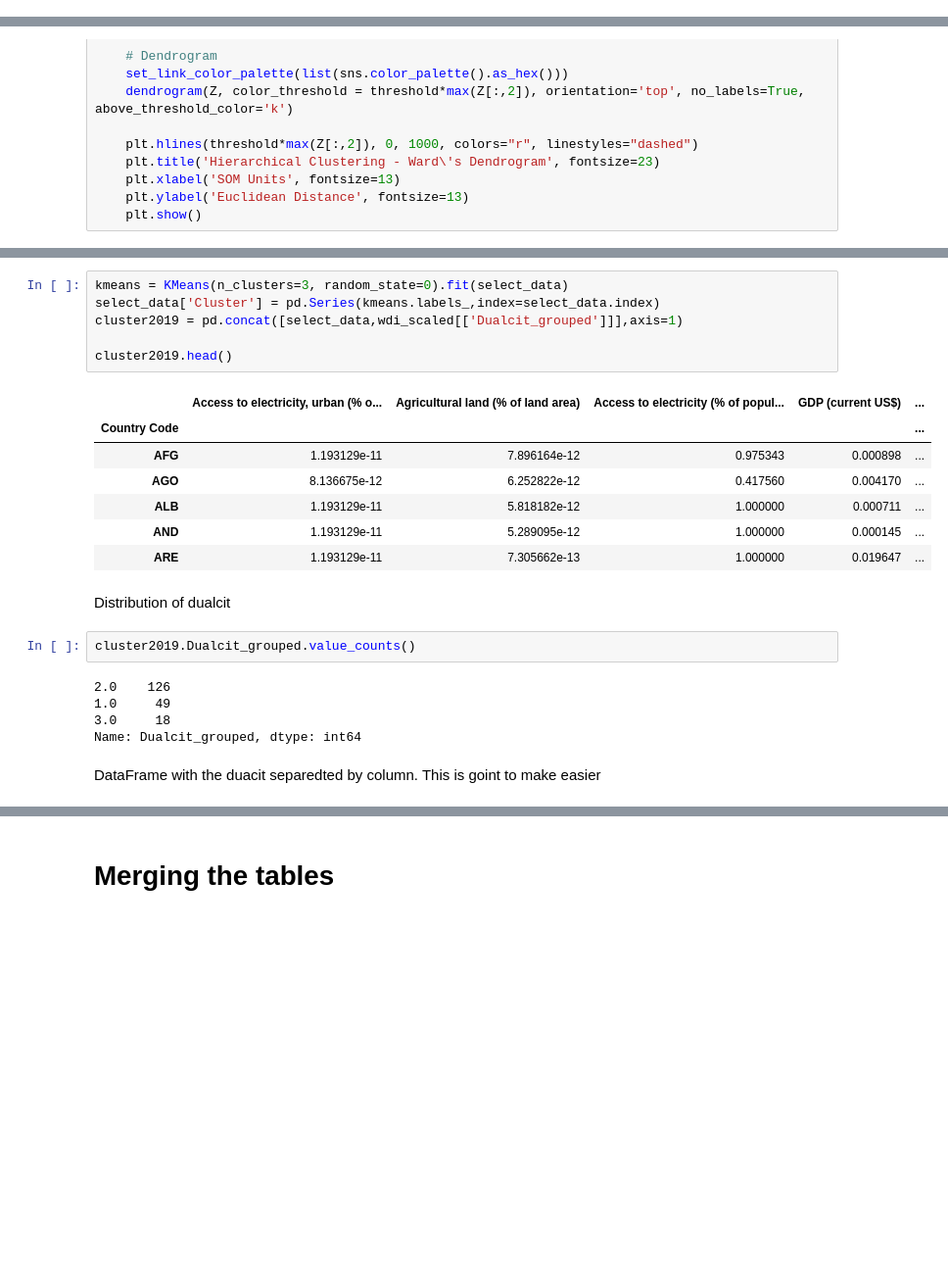
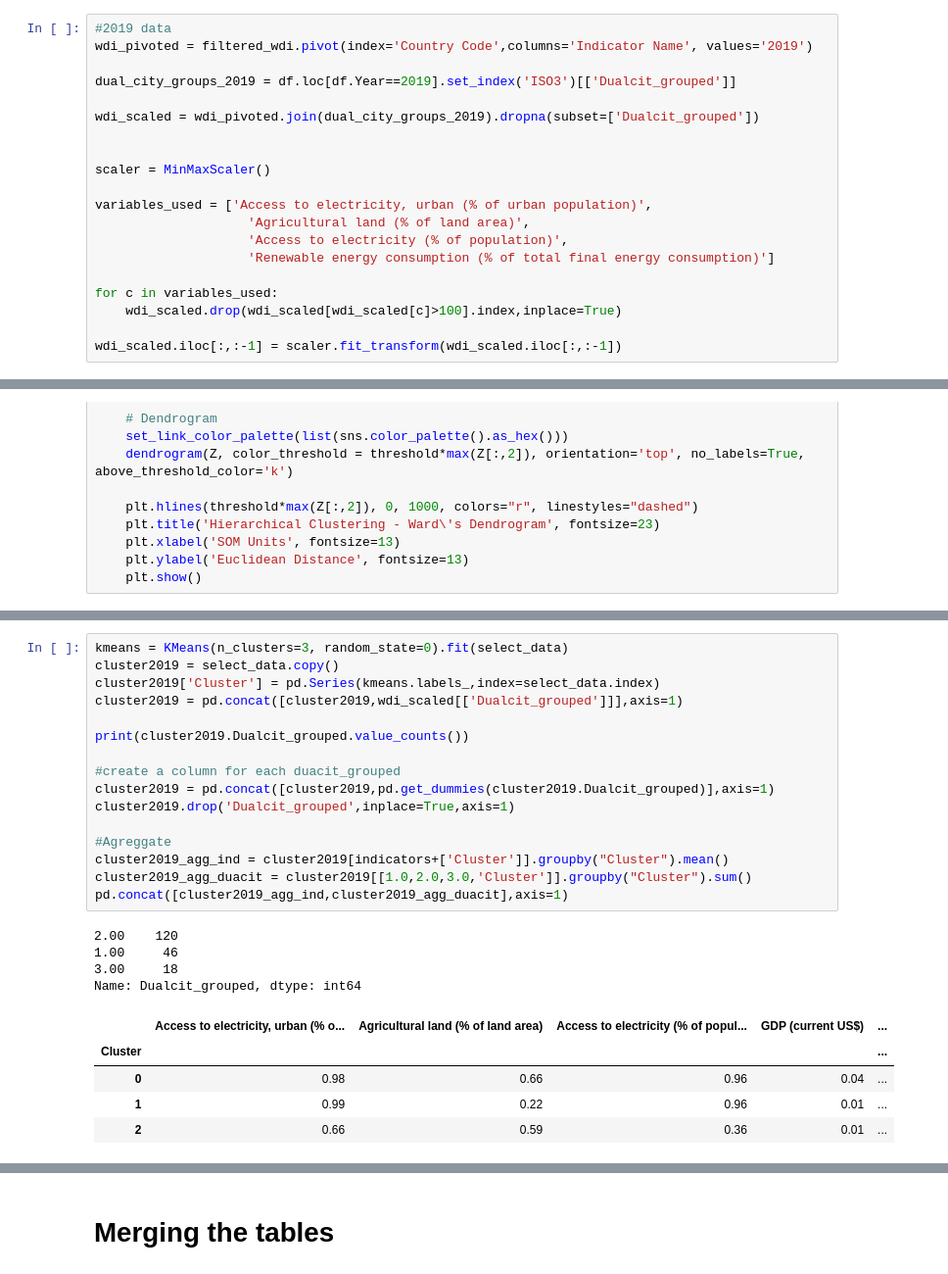
Before and after one commit to Lucas-Correa/Stats_Banner, a Jupyter notebook: Dual_City/notebooks/Merge and Fill Na.ipynb, the cells around one changed output, grey strips where cells are left out. Shown: that part at 98% size. Saved outputs shown, nothing was run; the diff lists cells and outputs as text; blank space fills up the shorter version.

```diff
--- a/Dual_City/notebooks/Merge and Fill Na.ipynb
+++ b/Dual_City/notebooks/Merge and Fill Na.ipynb
@@ -196,3 +171,23 @@ wdi_scaled.iloc[:,:-1] = scaler.fit_transform(wdi_scaled.iloc[:,:-1])
+# %%
+#2019 data
+wdi_pivoted = filtered_wdi.pivot(index='Country Code',columns='Indicator Name', values='2019')
+
+dual_city_groups_2019 = df.loc[df.Year==2019].set_index('ISO3')[['Dualcit_grouped']]
+
+wdi_scaled = wdi_pivoted.join(dual_city_groups_2019).dropna(subset=['Dualcit_grouped'])
+
+
+scaler = MinMaxScaler()
+
+variables_used = ['Access to electricity, urban (% of urban population)',
+                    'Agricultural land (% of land area)',
+                    'Access to electricity (% of population)',
+                    'Renewable energy consumption (% of total final energy consumption)']
+
+for c in variables_used:
+    wdi_scaled.drop(wdi_scaled[wdi_scaled[c]>100].index,inplace=True)
+
+wdi_scaled.iloc[:,:-1] = scaler.fit_transform(wdi_scaled.iloc[:,:-1])
 # %% [markdown]
 # Selecting Features
 
@@ -268,25 +337,26 @@ According to the dendogram, the number of cluster is 5. We are going to do a Kme
 # %%
 kmeans = KMeans(n_clusters=3, random_state=0).fit(select_data)
-select_data['Cluster'] = pd.Series(kmeans.labels_,index=select_data.index)
-cluster2019 = pd.concat([select_data,wdi_scaled[['Dualcit_grouped']]],axis=1)
+cluster2019 = select_data.copy()
+cluster2019['Cluster'] = pd.Series(kmeans.labels_,index=select_data.index)
+cluster2019 = pd.concat([cluster2019,wdi_scaled[['Dualcit_grouped']]],axis=1)
 
-cluster2019.head()
+print(cluster2019.Dualcit_grouped.value_counts())
+
+#create a column for each duacit_grouped
+cluster2019 = pd.concat([cluster2019,pd.get_dummies(cluster2019.Dualcit_grouped)],axis=1)
+cluster2019.drop('Dualcit_grouped',inplace=True,axis=1)
+
+#Agreggate
+cluster2019_agg_ind = cluster2019[indicators+['Cluster']].groupby("Cluster").mean()
+cluster2019_agg_duacit = cluster2019[[1.0,2.0,3.0,'Cluster']].groupby("Cluster").sum()
+pd.concat([cluster2019_agg_ind,cluster2019_agg_duacit],axis=1)
 # %% [output]
+2.00    120
+1.00     46
+3.00     18
+Name: Dualcit_grouped, dtype: int64
 |  | Access to electricity, urban (% o... | Agricultural land (% of land area) | Access to electricity (% of popul... | GDP (current US$) | ... |
-| Country Code |  |  |  |  | ... |
-| AFG | 1.193129e-11 | 7.896164e-12 | 0.975343 | 0.000898 | ... |
-| AGO | 8.136675e-12 | 6.252822e-12 | 0.417560 | 0.004170 | ... |
-| ALB | 1.193129e-11 | 5.818182e-12 | 1.000000 | 0.000711 | ... |
-| AND | 1.193129e-11 | 5.289095e-12 | 1.000000 | 0.000145 | ... |
-| ARE | 1.193129e-11 | 7.305662e-13 | 1.000000 | 0.019647 | ... |
+| Cluster |  |  |  |  | ... |
+| 0 | 0.98 | 0.66 | 0.96 | 0.04 | ... |
+| 1 | 0.99 | 0.22 | 0.96 | 0.01 | ... |
+| 2 | 0.66 | 0.59 | 0.36 | 0.01 | ... |
-# %% [markdown]
-Distribution of dualcit
-# %%
-cluster2019.Dualcit_grouped.value_counts()
-# %% [output]
-2.0    126
-1.0     49
-3.0     18
-Name: Dualcit_grouped, dtype: int64
-# %% [markdown]
-DataFrame with the duacit separedted by column. This is goint to make easier
```
Also changed, not shown: parts of 32 cells of this notebook.
